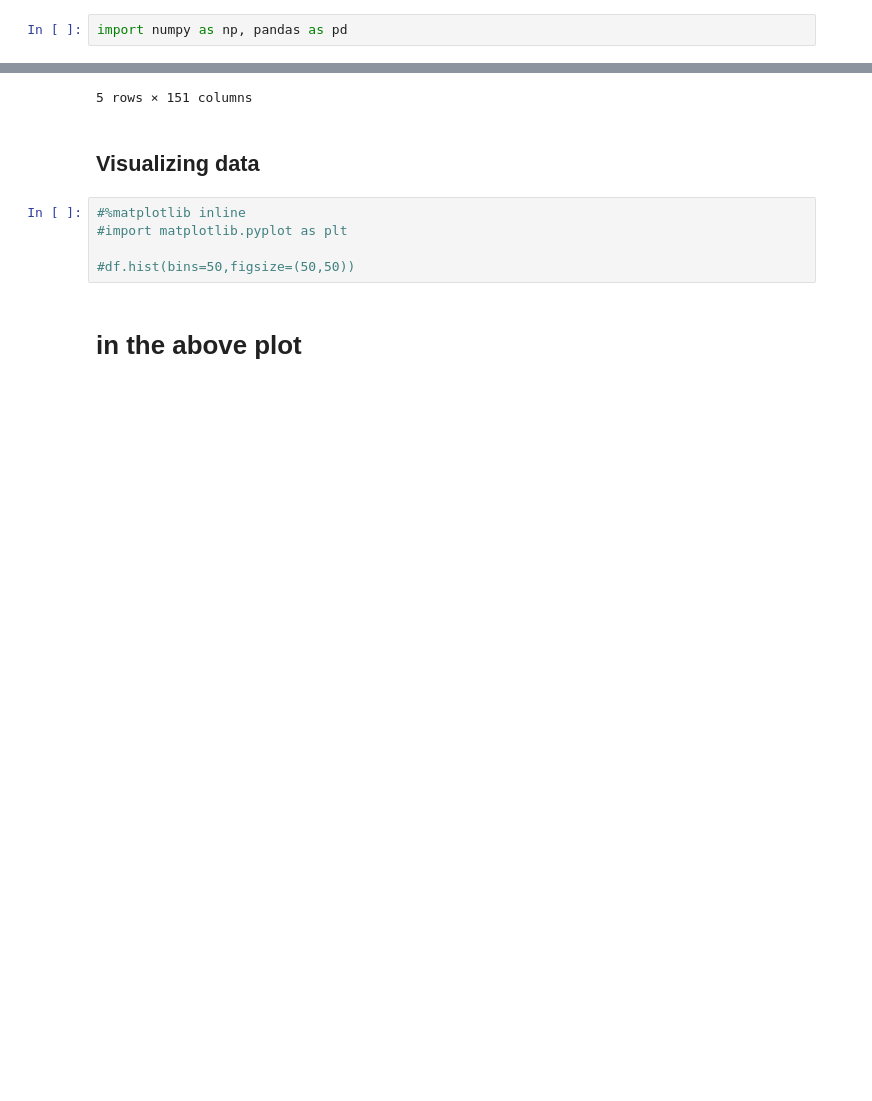
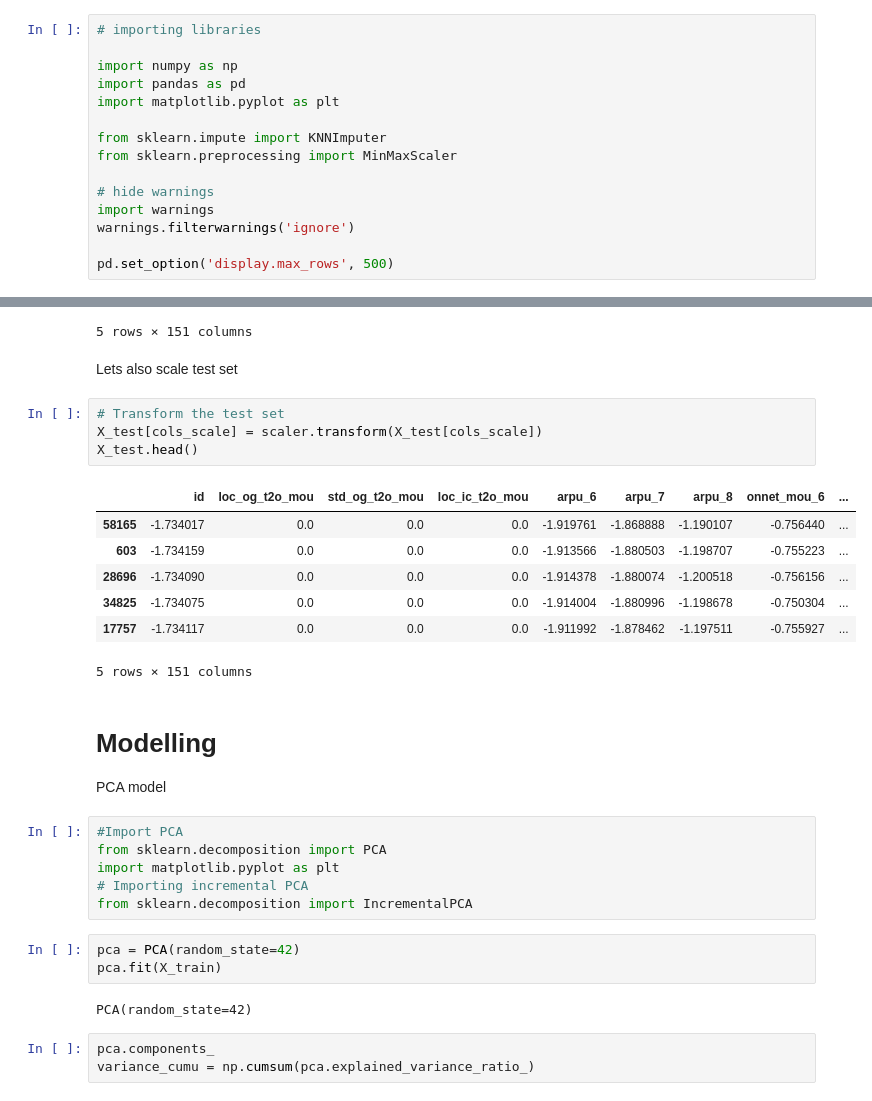
Before and after one commit to jays-26/temp-telcomchurm, a Jupyter notebook: groupv1.ipynb, the cells around one changed output, grey strips where cells are left out. Drawn from its saved outputs; the diff is of its cells as text; blank space fills up the shorter version.

```diff
--- a/groupv1.ipynb
+++ b/groupv1.ipynb
@@ -1,5 +19,18 @@
 # %%
-import numpy as np, pandas as pd
+# importing libraries
+
+import numpy as np
+import pandas as pd
+import matplotlib.pyplot as plt
+
+from sklearn.impute import KNNImputer
+from sklearn.preprocessing import MinMaxScaler
+
+# hide warnings
+import warnings
+warnings.filterwarnings('ignore')
+
+pd.set_option('display.max_rows', 500)
 # %%
 df = pd.read_csv("train.csv")
 # %%
@@ -705,12 +738,34 @@ X_test.head()
 | 34825 | -0.001971 | 0.0 | 0.0 | 0.0 | -0.047741 | -0.314289 | 0.571584 | 2.085821 | ... |
 | 17757 | -0.850888 | 0.0 | 0.0 | 0.0 | 0.545172 | 0.429146 | 0.969354 | -0.513878 | ... |
 5 rows × 151 columns
-# %% [markdown]
-## Visualizing data
-# %%
-#%matplotlib inline
-#import matplotlib.pyplot as plt
-
-#df.hist(bins=50,figsize=(50,50))
-# %% [markdown]
-# in the above plot
+# %% [markdown]
+Lets also scale test set
+# %%
+# Transform the test set
+X_test[cols_scale] = scaler.transform(X_test[cols_scale])
+X_test.head()
+# %% [output]
+|  | id | loc_og_t2o_mou | std_og_t2o_mou | loc_ic_t2o_mou | arpu_6 | arpu_7 | arpu_8 | onnet_mou_6 | ... |
+| 58165 | -1.734017 | 0.0 | 0.0 | 0.0 | -1.919761 | -1.868888 | -1.190107 | -0.756440 | ... |
+| 603 | -1.734159 | 0.0 | 0.0 | 0.0 | -1.913566 | -1.880503 | -1.198707 | -0.755223 | ... |
+| 28696 | -1.734090 | 0.0 | 0.0 | 0.0 | -1.914378 | -1.880074 | -1.200518 | -0.756156 | ... |
+| 34825 | -1.734075 | 0.0 | 0.0 | 0.0 | -1.914004 | -1.880996 | -1.198678 | -0.750304 | ... |
+| 17757 | -1.734117 | 0.0 | 0.0 | 0.0 | -1.911992 | -1.878462 | -1.197511 | -0.755927 | ... |
+5 rows × 151 columns
+# %% [markdown]
+# Modelling
+PCA model
+# %%
+#Import PCA
+from sklearn.decomposition import PCA
+import matplotlib.pyplot as plt
+# Importing incremental PCA
+from sklearn.decomposition import IncrementalPCA
+# %%
+pca = PCA(random_state=42)
+pca.fit(X_train)
+# %% [output]
+PCA(random_state=42)
+# %%
+pca.components_
+variance_cumu = np.cumsum(pca.explained_variance_ratio_)
```
Also changed, not shown: parts of 35 cells of this notebook.
